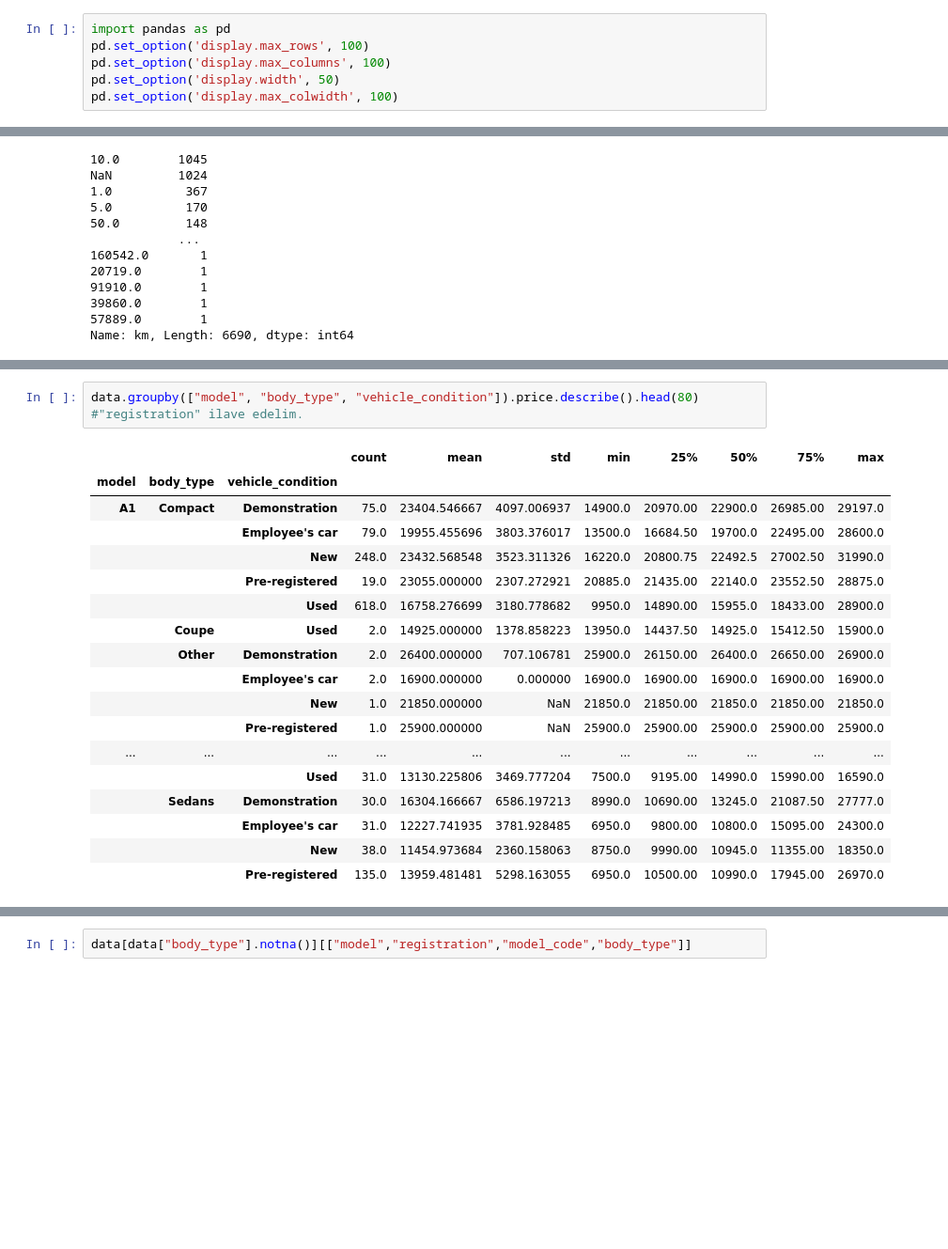
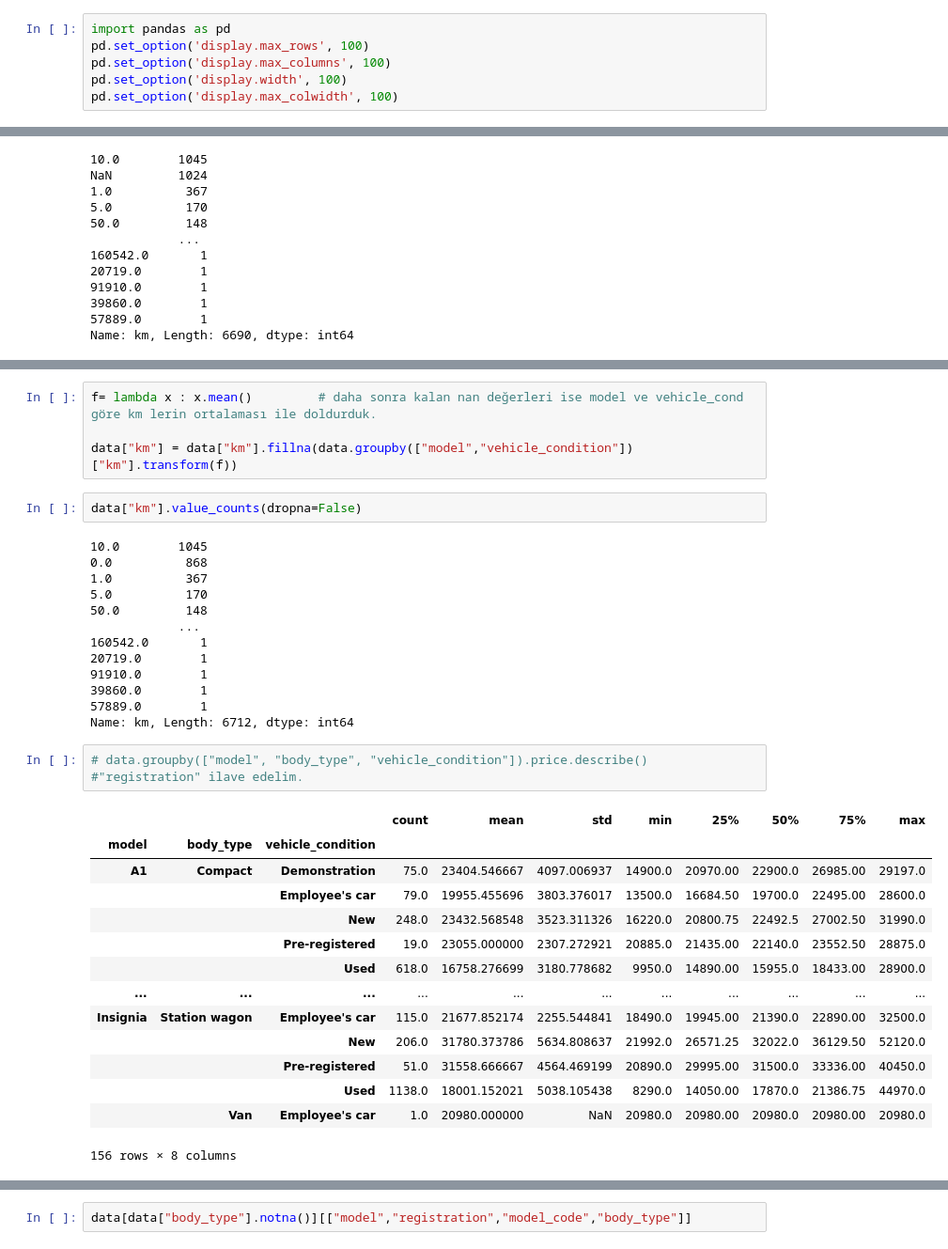
Before and after one commit to StephenKinggg/Data_Science_Course_Repo, a Jupyter notebook: 1. Projects_Assignment/18. DAwPY_Capstone_Project(Auto_Scout)/AutoScout_data_filling.ipynb, the cells around one changed output, grey strips where cells are left out. Shown at 94% size. Saved outputs shown, nothing was run; the diff lists cells and outputs as text; blank space fills up the shorter version.

```diff
--- a/1. Projects_Assignment/18. DAwPY_Capstone_Project(Auto_Scout)/AutoScout_data_filling.ipynb
+++ b/1. Projects_Assignment/18. DAwPY_Capstone_Project(Auto_Scout)/AutoScout_data_filling.ipynb
@@ -10,7 +10,7 @@ import re
 import pandas as pd
 pd.set_option('display.max_rows', 100)
 pd.set_option('display.max_columns', 100)
-pd.set_option('display.width', 50)
+pd.set_option('display.width', 100)
 pd.set_option('display.max_colwidth', 100)
 # %%
 data = pd.read_csv('AutoScout_data_cleaning_without_extras.csv')
@@ -201,21 +212,36 @@ data[~data["km"].notna()].head(5)
+# %%
+f= lambda x : x.mean()         # daha sonra kalan nan değerleri ise model ve vehicle_cond göre km lerin ortalaması ile doldurduk.
+
+data["km"] = data["km"].fillna(data.groupby(["model","vehicle_condition"])["km"].transform(f))
+# %%
+data["km"].value_counts(dropna=False)
+# %% [output]
+10.0        1045
+0.0          868
+1.0          367
+5.0          170
+50.0         148
+            ...
+160542.0       1
+20719.0        1
+91910.0        1
+39860.0        1
+57889.0        1
+Name: km, Length: 6712, dtype: int64
 # %%
-data.groupby(["model", "body_type", "vehicle_condition"]).price.describe().head(80)   #"registration" ilave edelim.
+# data.groupby(["model", "body_type", "vehicle_condition"]).price.describe()  #"registration" ilave edelim.
 # %% [output]
 |  |  |  | count | mean | std | min | 25% | 50% | 75% | max |
 | model | body_type | vehicle_condition |  |  |  |  |  |  |  |  |
 | A1 | Compact | Demonstration | 75.0 | 23404.546667 | 4097.006937 | 14900.0 | 20970.00 | 22900.0 | 26985.00 | 29197.0 |
 |  |  | Employee's car | 79.0 | 19955.455696 | 3803.376017 | 13500.0 | 16684.50 | 19700.0 | 22495.00 | 28600.0 |
 |  |  | New | 248.0 | 23432.568548 | 3523.311326 | 16220.0 | 20800.75 | 22492.5 | 27002.50 | 31990.0 |
 |  |  | Pre-registered | 19.0 | 23055.000000 | 2307.272921 | 20885.0 | 21435.00 | 22140.0 | 23552.50 | 28875.0 |
 |  |  | Used | 618.0 | 16758.276699 | 3180.778682 | 9950.0 | 14890.00 | 15955.0 | 18433.00 | 28900.0 |
-|  | Coupe | Used | 2.0 | 14925.000000 | 1378.858223 | 13950.0 | 14437.50 | 14925.0 | 15412.50 | 15900.0 |
-|  | Other | Demonstration | 2.0 | 26400.000000 | 707.106781 | 25900.0 | 26150.00 | 26400.0 | 26650.00 | 26900.0 |
-|  |  | Employee's car | 2.0 | 16900.000000 | 0.000000 | 16900.0 | 16900.00 | 16900.0 | 16900.00 | 16900.0 |
-|  |  | New | 1.0 | 21850.000000 | NaN | 21850.0 | 21850.00 | 21850.0 | 21850.00 | 21850.0 |
-|  |  | Pre-registered | 1.0 | 25900.000000 | NaN | 25900.0 | 25900.00 | 25900.0 | 25900.00 | 25900.0 |
 | ... | ... | ... | ... | ... | ... | ... | ... | ... | ... | ... |
-|  |  | Used | 31.0 | 13130.225806 | 3469.777204 | 7500.0 | 9195.00 | 14990.0 | 15990.00 | 16590.0 |
-|  | Sedans | Demonstration | 30.0 | 16304.166667 | 6586.197213 | 8990.0 | 10690.00 | 13245.0 | 21087.50 | 27777.0 |
-|  |  | Employee's car | 31.0 | 12227.741935 | 3781.928485 | 6950.0 | 9800.00 | 10800.0 | 15095.00 | 24300.0 |
-|  |  | New | 38.0 | 11454.973684 | 2360.158063 | 8750.0 | 9990.00 | 10945.0 | 11355.00 | 18350.0 |
-|  |  | Pre-registered | 135.0 | 13959.481481 | 5298.163055 | 6950.0 | 10500.00 | 10990.0 | 17945.00 | 26970.0 |
+| Insignia | Station wagon | Employee's car | 115.0 | 21677.852174 | 2255.544841 | 18490.0 | 19945.00 | 21390.0 | 22890.00 | 32500.0 |
+|  |  | New | 206.0 | 31780.373786 | 5634.808637 | 21992.0 | 26571.25 | 32022.0 | 36129.50 | 52120.0 |
+|  |  | Pre-registered | 51.0 | 31558.666667 | 4564.469199 | 20890.0 | 29995.00 | 31500.0 | 33336.00 | 40450.0 |
+|  |  | Used | 1138.0 | 18001.152021 | 5038.105438 | 8290.0 | 14050.00 | 17870.0 | 21386.75 | 44970.0 |
+|  | Van | Employee's car | 1.0 | 20980.000000 | NaN | 20980.0 | 20980.00 | 20980.0 | 20980.00 | 20980.0 |
+156 rows × 8 columns
```
Also changed, not shown: parts of 15 cells of this notebook.
